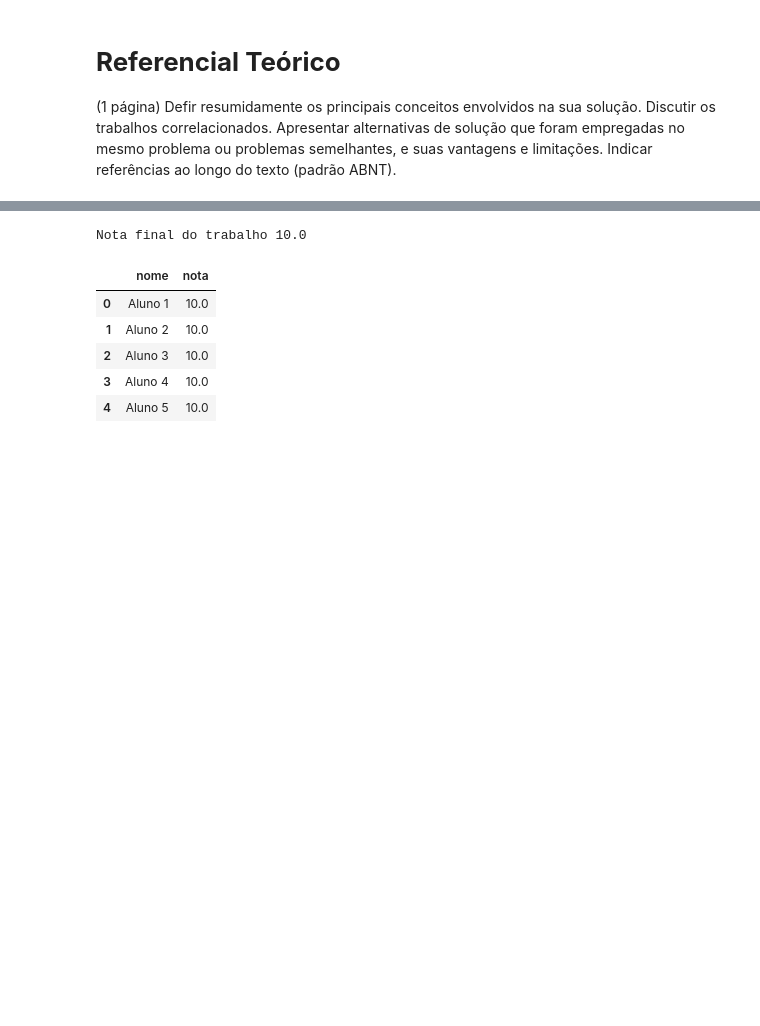
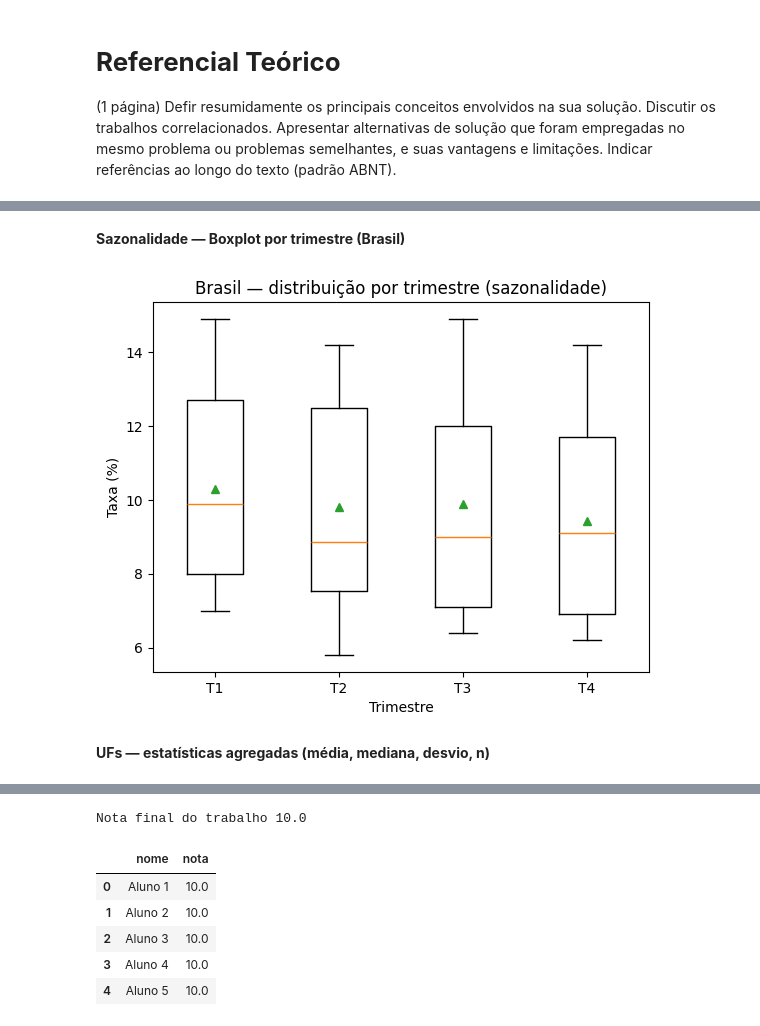
Before and after one commit to lattarian/projeto_aplicado_iv, a Jupyter notebook: projeto/cd_projeto_aplicado_IV_entrega_3.ipynb, the cells around one changed output, grey strips where cells are left out. Drawn from its saved outputs; the diff is of its cells as text; code cells hidden in the pictures; blank space fills up the shorter version.

```diff
--- a/projeto/cd_projeto_aplicado_IV_entrega_3.ipynb
+++ b/projeto/cd_projeto_aplicado_IV_entrega_3.ipynb
@@ -55,0 +429,23 @@ Complementar a entrega anterior.
+# %% [markdown]
+**Sazonalidade — Boxplot por trimestre (Brasil)**
+# %%
+if "trimestre" in dfB.columns:
+    ordem = [1, 2, 3, 4]
+    # Só usa trimestres que existem e têm dados
+    trimestres_presentes = [t for t in ordem if (dfB["trimestre"] == t).any()]
+    dados_box = [dfB.loc[dfB["trimestre"] == t, "valor"].dropna().values for t in trimestres_presentes]
+    # Evita erro se algum trimestre vier vazio
+    dados_box = [arr for arr in dados_box if arr.size > 0]
+    if len(dados_box) == 0:
+        print("Sem dados suficientes para boxplot por trimestre.")
+    else:
+        plt.figure()
+        plt.boxplot(dados_box, tick_labels=[f"T{t}" for t in trimestres_presentes], showmeans=True)
+        plt.title("Brasil — distribuição por trimestre (sazonalidade)")
+        plt.xlabel("Trimestre"); plt.ylabel("Taxa (%)"); plt.show()
+else:
+    print("Coluna 'trimestre' ausente em dfB.")
+# %% [output]
+[figure, added]
+# %% [markdown]
+**UFs — estatísticas agregadas (média, mediana, desvio, n)**
```
Also changed, not shown: parts of 70 cells of this notebook.
